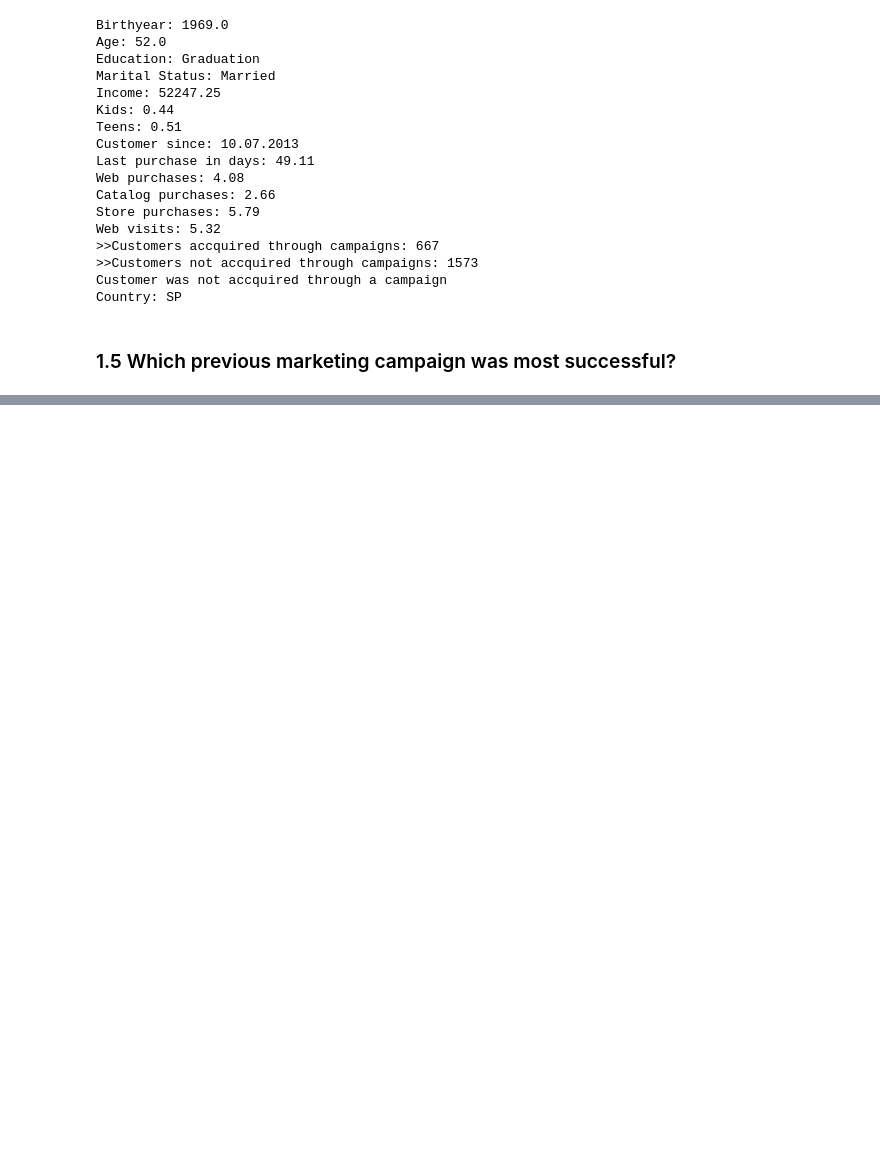
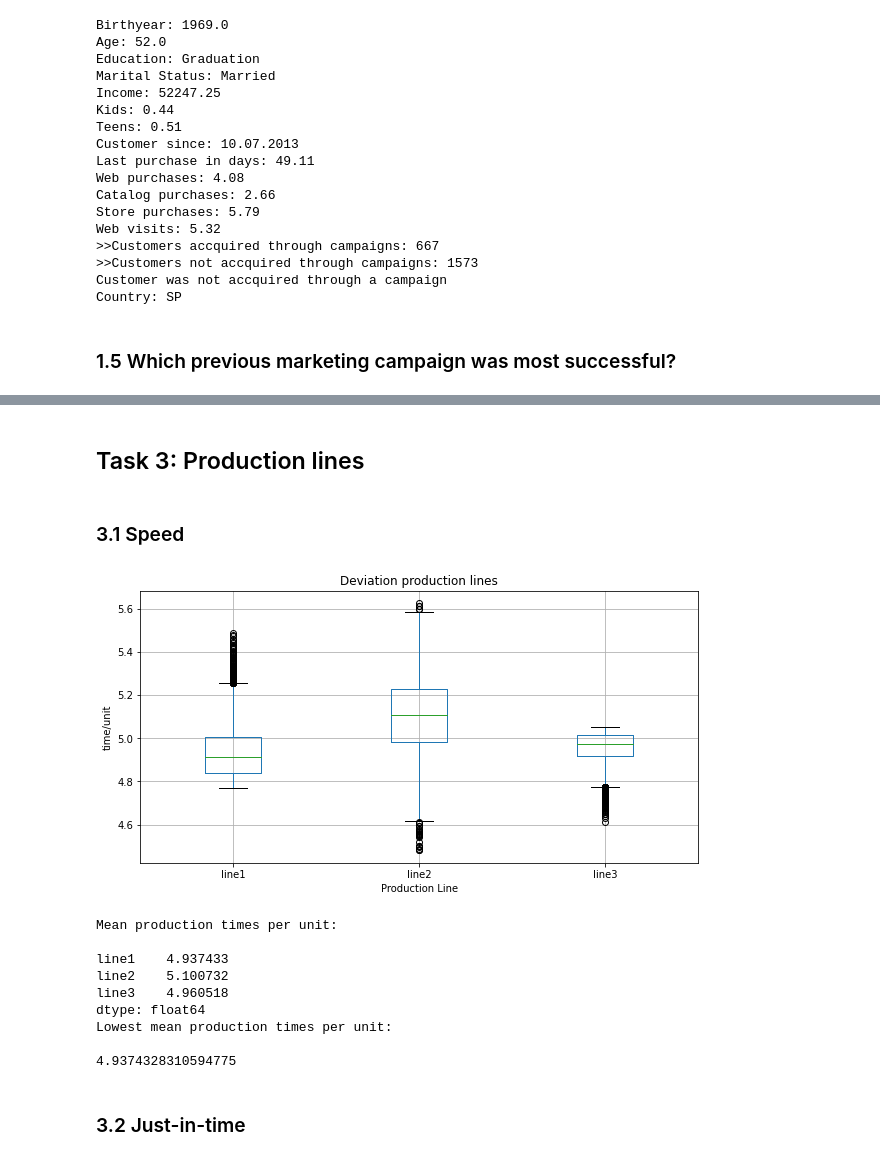
Before and after one commit to rrancerr/jku-data-mining-ws-21, a Jupyter notebook: assignment-02/assignment-02.ipynb, the cells around one changed output, grey strips where cells are left out. Saved outputs shown, nothing was run; the diff lists cells and outputs as text; code cells hidden in the pictures; blank space fills up the shorter version.

Commit message:
Assignment 2
+ Task 2
+ Task 3

```diff
--- a/assignment-02/assignment-02.ipynb
+++ b/assignment-02/assignment-02.ipynb
@@ -205,0 +284,34 @@ AxesSubplot(0.125,0.125;0.775x0.755)
+# %% [markdown]
+## Task 3: Production lines
+# %%
+pl1_df = pd.read_csv('data/production_line1.csv')  #  9.000 entries
+pl2_df = pd.read_csv('data/production_line2.csv')  #  5.000 entries
+pl3_df = pd.read_csv('data/production_line3.csv')  # 12.000 entries
+# concat to a single df
+frames = [pl1_df, pl2_df, pl3_df]
+pl_df = pd.concat(frames)
+# %% [markdown]
+### 3.1 Speed
+# %%
+pl_df.boxplot(figsize=(10, 5))
+plt.title('Deviation production lines')
+plt.xlabel('Production Line')
+plt.ylabel('time/unit')
+plt.show()
+print('Mean production times per unit:\n')
+print(pl_df.mean())
+print('Lowest mean production times per unit:\n')
+print(pl_df.mean().min())
+# %% [output]
+[figure, added]
+Mean production times per unit:
+
+line1    4.937433
+line2    5.100732
+line3    4.960518
+dtype: float64
+Lowest mean production times per unit:
+
+4.9374328310594775
+# %% [markdown]
+### 3.2 Just-in-time
```
Also changed, not shown: parts of 8 cells of this notebook.
